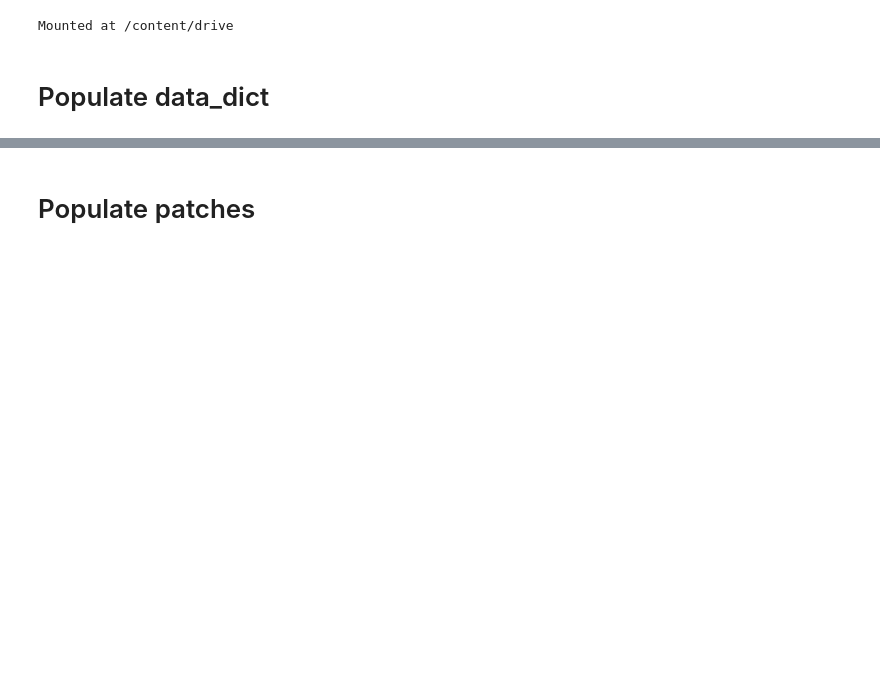
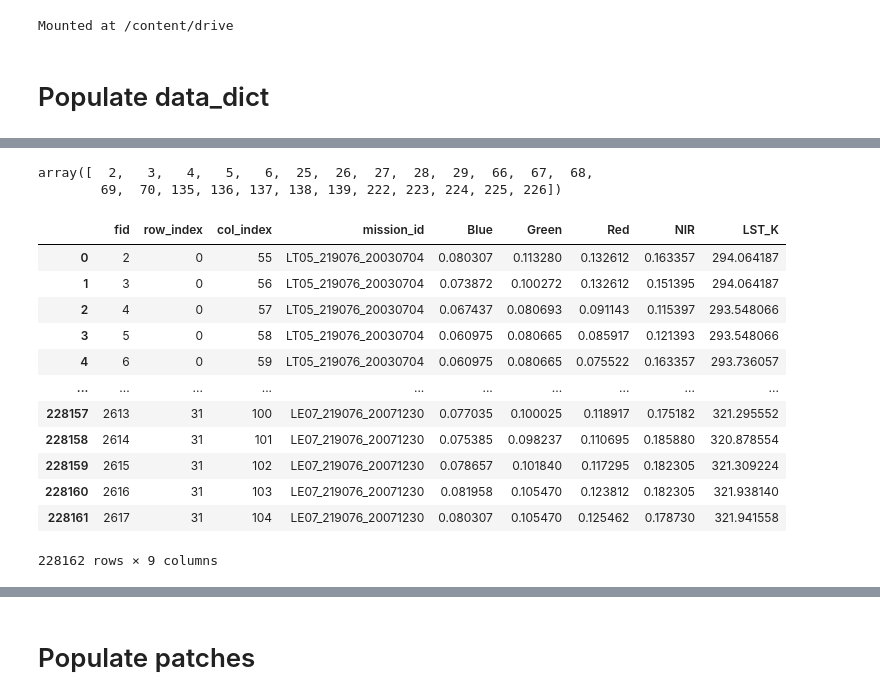
Before and after one commit to thomaslu678/Praxis-Lab-25-26, a Jupyter notebook: clean/16_VIT_No_Test.ipynb, the cells around one changed output, grey strips where cells are left out. Saved outputs shown, nothing was run; the diff lists cells and outputs as text; code cells hidden in the pictures; blank space fills up the shorter version.

```diff
--- a/clean/16_VIT_No_Test.ipynb
+++ b/clean/16_VIT_No_Test.ipynb
@@ -153,0 +702,25 @@ for i in range(num_cases):
+# %%
+case_id = 14
+data = data_dict[case_id]["data_df"]
+metadata = data_dict[case_id]["metadata_df"]
+# %%
+data_dict[case_id]['index_patches'][0].flatten()
+# %% [output]
+array([  2,   3,   4,   5,   6,  25,  26,  27,  28,  29,  66,  67,  68,
+        69,  70, 135, 136, 137, 138, 139, 222, 223, 224, 225, 226])
+# %%
+data
+# %% [output]
+|  | fid | row_index | col_index | mission_id | Blue | Green | Red | NIR | LST_K |
+| 0 | 2 | 0 | 55 | LT05_219076_20030704 | 0.080307 | 0.113280 | 0.132612 | 0.163357 | 294.064187 |
+| 1 | 3 | 0 | 56 | LT05_219076_20030704 | 0.073872 | 0.100272 | 0.132612 | 0.151395 | 294.064187 |
+| 2 | 4 | 0 | 57 | LT05_219076_20030704 | 0.067437 | 0.080693 | 0.091143 | 0.115397 | 293.548066 |
+| 3 | 5 | 0 | 58 | LT05_219076_20030704 | 0.060975 | 0.080665 | 0.085917 | 0.121393 | 293.548066 |
+| 4 | 6 | 0 | 59 | LT05_219076_20030704 | 0.060975 | 0.080665 | 0.075522 | 0.163357 | 293.736057 |
+| ... | ... | ... | ... | ... | ... | ... | ... | ... | ... |
+| 228157 | 2613 | 31 | 100 | LE07_219076_20071230 | 0.077035 | 0.100025 | 0.118917 | 0.175182 | 321.295552 |
+| 228158 | 2614 | 31 | 101 | LE07_219076_20071230 | 0.075385 | 0.098237 | 0.110695 | 0.185880 | 320.878554 |
+| 228159 | 2615 | 31 | 102 | LE07_219076_20071230 | 0.078657 | 0.101840 | 0.117295 | 0.182305 | 321.309224 |
+| 228160 | 2616 | 31 | 103 | LE07_219076_20071230 | 0.081958 | 0.105470 | 0.123812 | 0.182305 | 321.938140 |
+| 228161 | 2617 | 31 | 104 | LE07_219076_20071230 | 0.080307 | 0.105470 | 0.125462 | 0.178730 | 321.941558 |
+228162 rows × 9 columns
```
Also changed, not shown: parts of 14 cells of this notebook.
